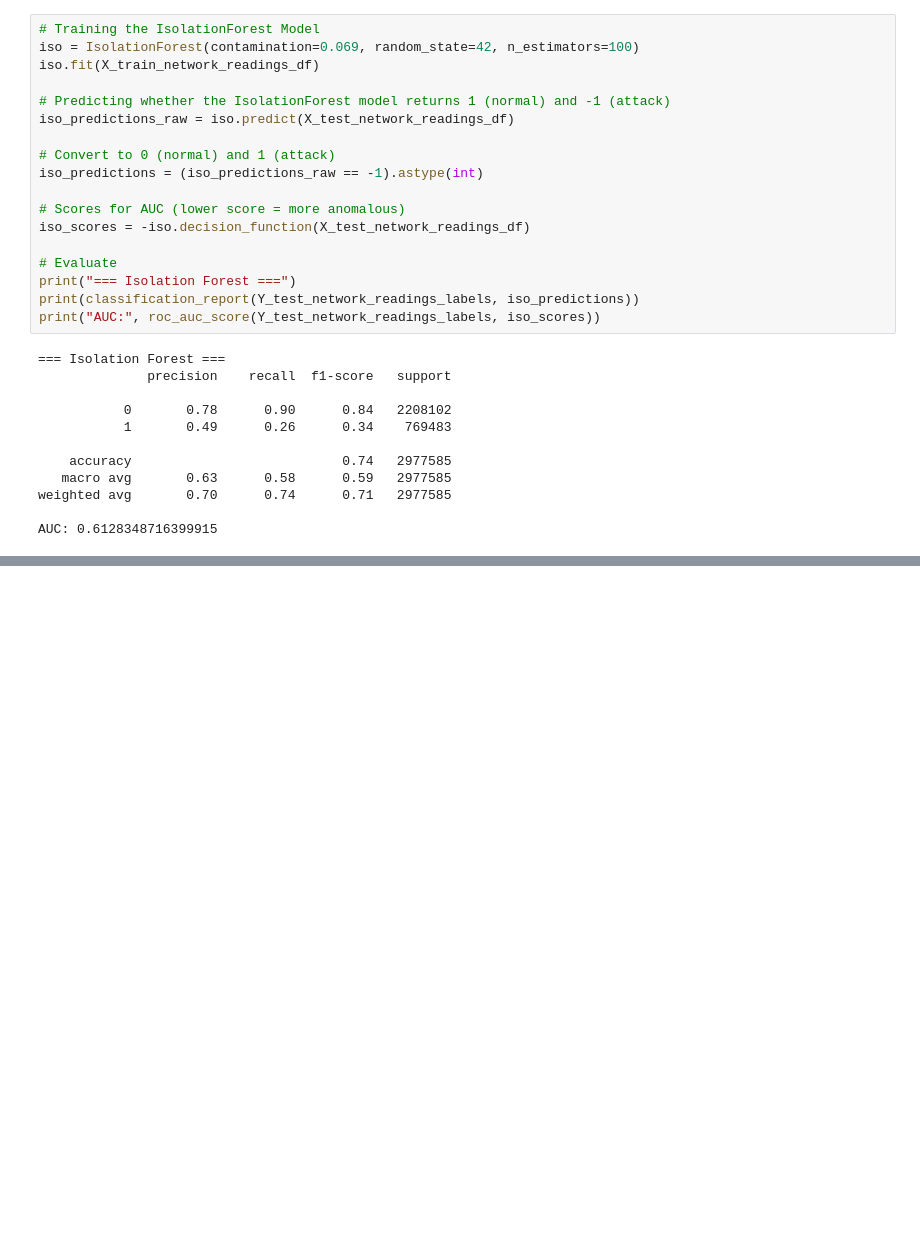
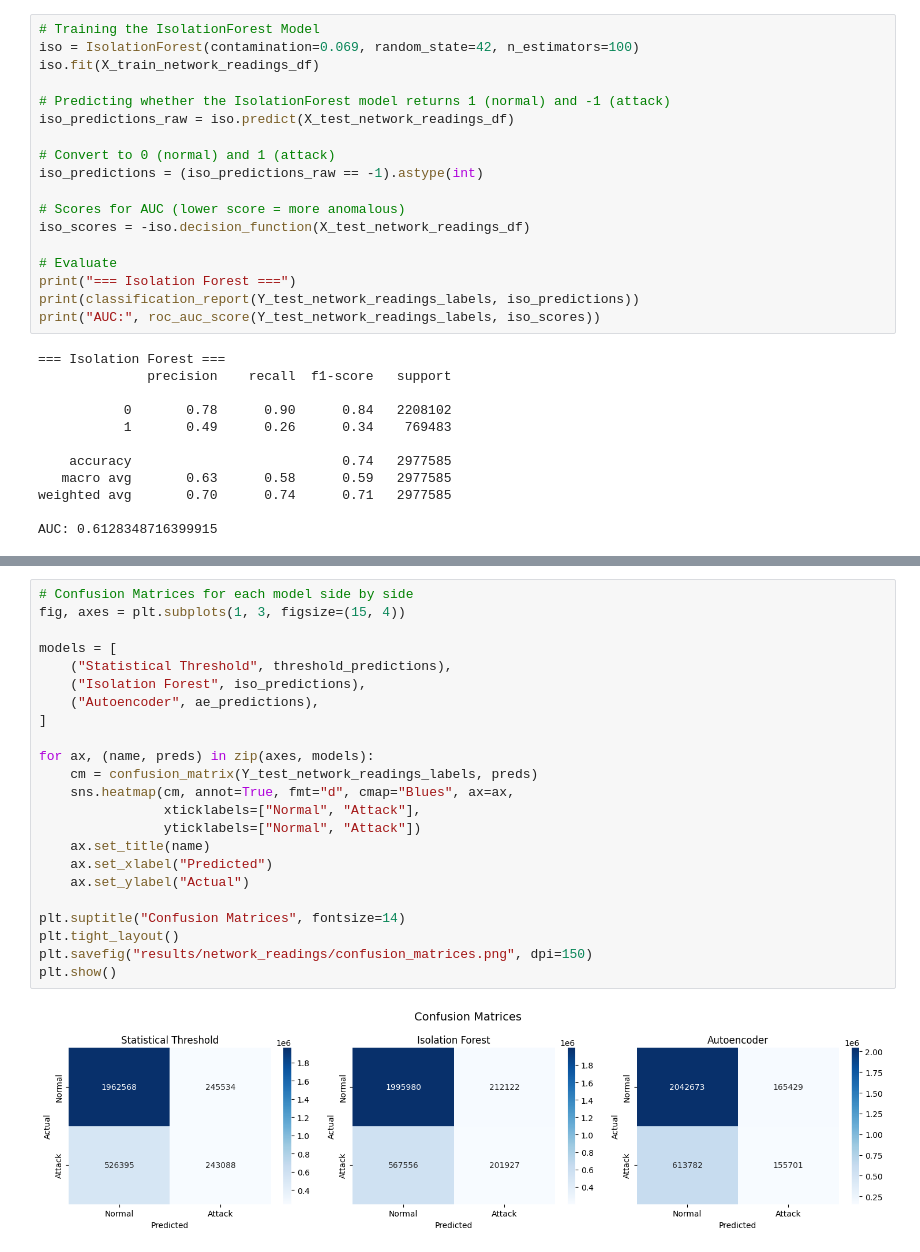
Before and after one commit to iamllcoolray/cis5370-final-project, a Jupyter notebook: swat-eval.ipynb, the cells around one changed output, grey strips where cells are left out. Drawn from its saved outputs; the diff is of its cells as text; blank space fills up the shorter version.

```diff
--- a/swat-eval.ipynb
+++ b/swat-eval.ipynb
@@ -691,0 +835,25 @@ AUC: 0.6128348716399915
+# %%
+# Confusion Matrices for each model side by side
+fig, axes = plt.subplots(1, 3, figsize=(15, 4))
+
+models = [
+    ("Statistical Threshold", threshold_predictions),
+    ("Isolation Forest", iso_predictions),
+    ("Autoencoder", ae_predictions),
+]
+
+for ax, (name, preds) in zip(axes, models):
+    cm = confusion_matrix(Y_test_network_readings_labels, preds)
+    sns.heatmap(cm, annot=True, fmt="d", cmap="Blues", ax=ax,
+                xticklabels=["Normal", "Attack"],
+                yticklabels=["Normal", "Attack"])
+    ax.set_title(name)
+    ax.set_xlabel("Predicted")
+    ax.set_ylabel("Actual")
+
+plt.suptitle("Confusion Matrices", fontsize=14)
+plt.tight_layout()
+plt.savefig("results/network_readings/confusion_matrices.png", dpi=150)
+plt.show()
+# %% [output]
+[figure, added]
```
Also changed, not shown: parts of 9 cells of this notebook, 4 other files.
